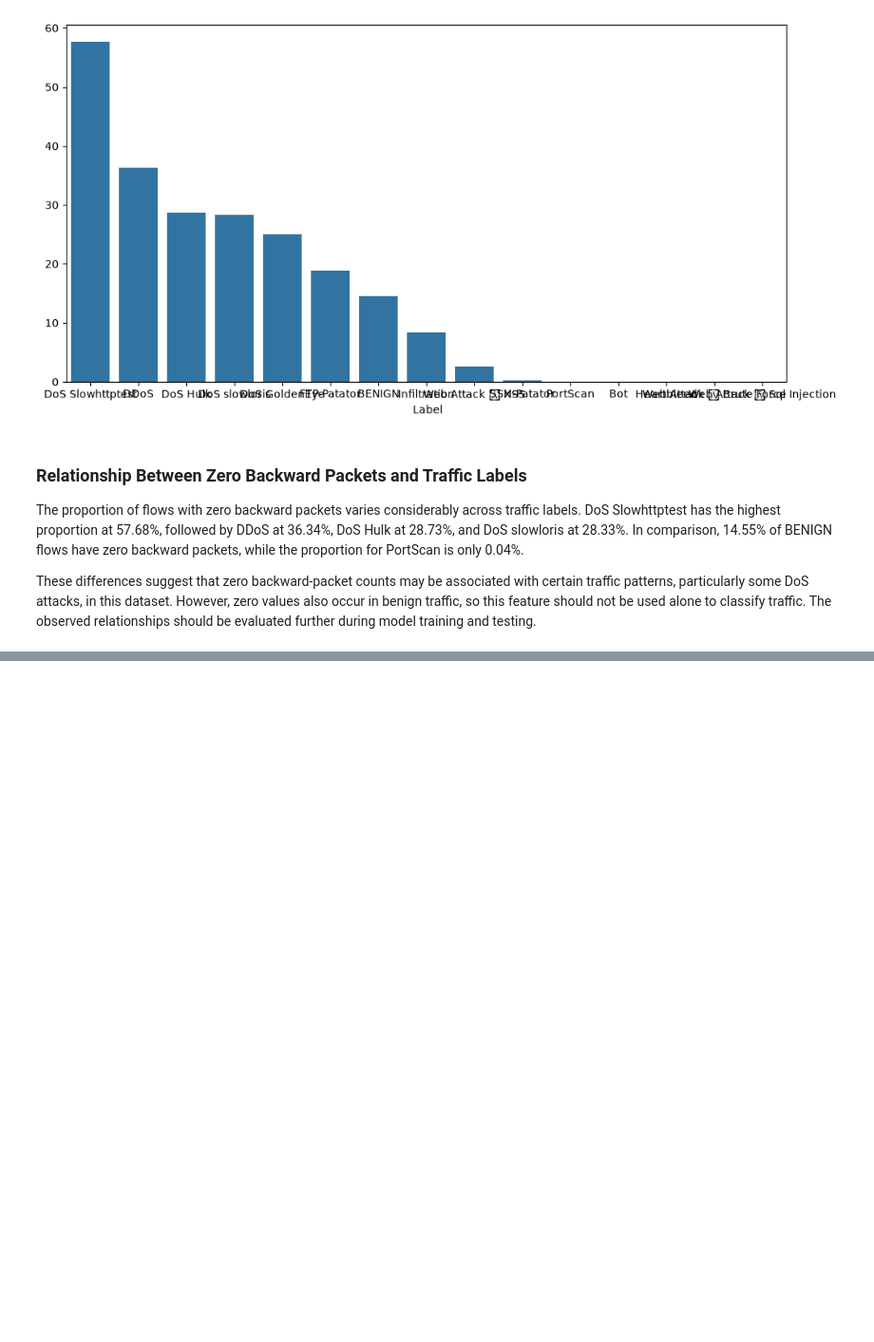
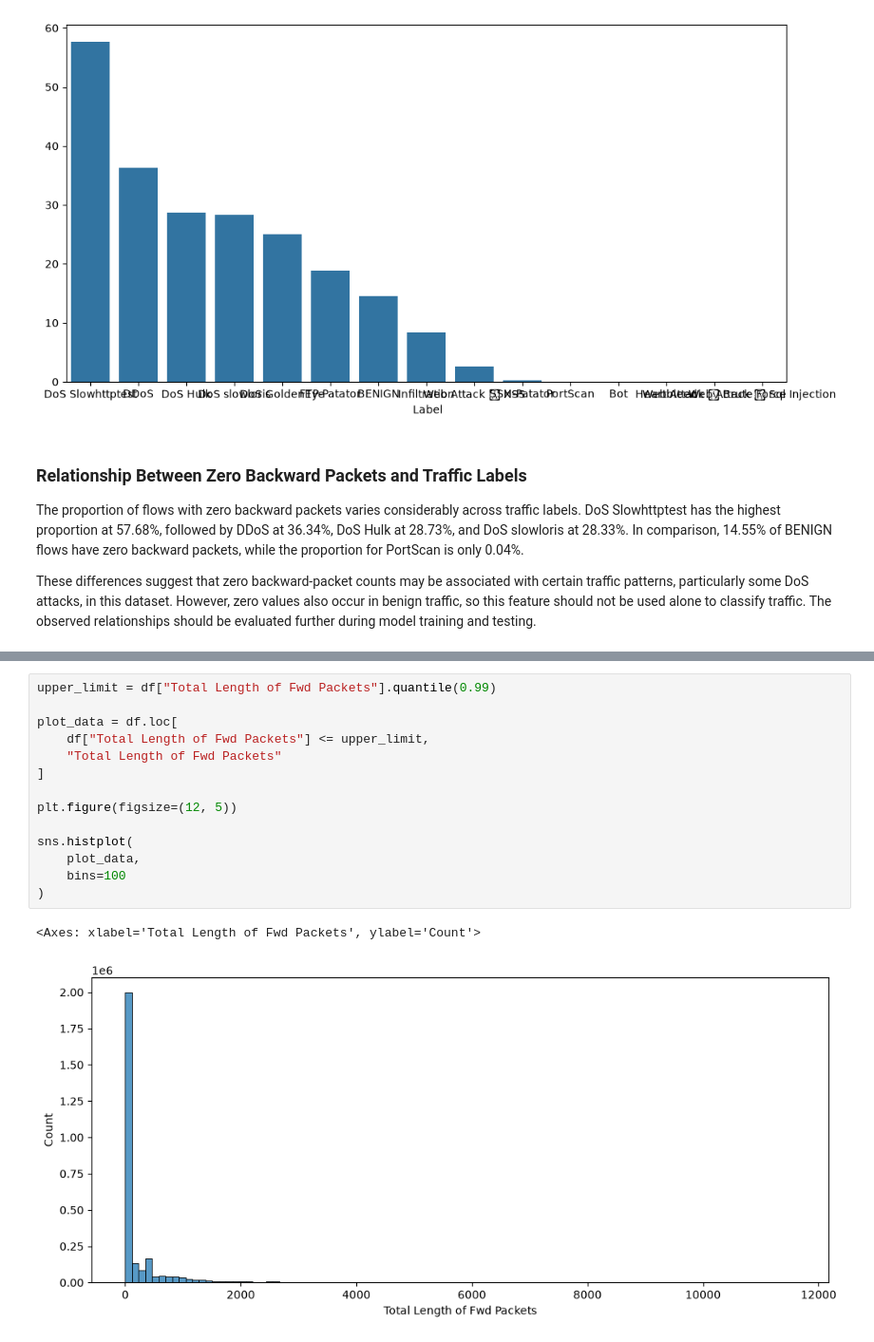
Before and after one commit to KiroSafwat/-graduation_project, a Jupyter notebook: DATA.ipynb, the cells around one changed output, grey strips where cells are left out. Shown at 95% size. Cells and saved outputs as stored; diff of their text form; blank space fills up the shorter version.

```diff
--- a/DATA.ipynb
+++ b/DATA.ipynb
@@ -907,0 +1148,17 @@ These differences suggest that zero backward-packet counts may be associated wit
+# %%
+upper_limit = df["Total Length of Fwd Packets"].quantile(0.99)
+
+plot_data = df.loc[
+    df["Total Length of Fwd Packets"] <= upper_limit,
+    "Total Length of Fwd Packets"
+]
+
+plt.figure(figsize=(12, 5))
+
+sns.histplot(
+    plot_data,
+    bins=100
+)
+# %% [output]
+<Axes: xlabel='Total Length of Fwd Packets', ylabel='Count'>
+[figure, added]
```
Also changed, not shown: parts of 35 cells of this notebook, 1 other file.
